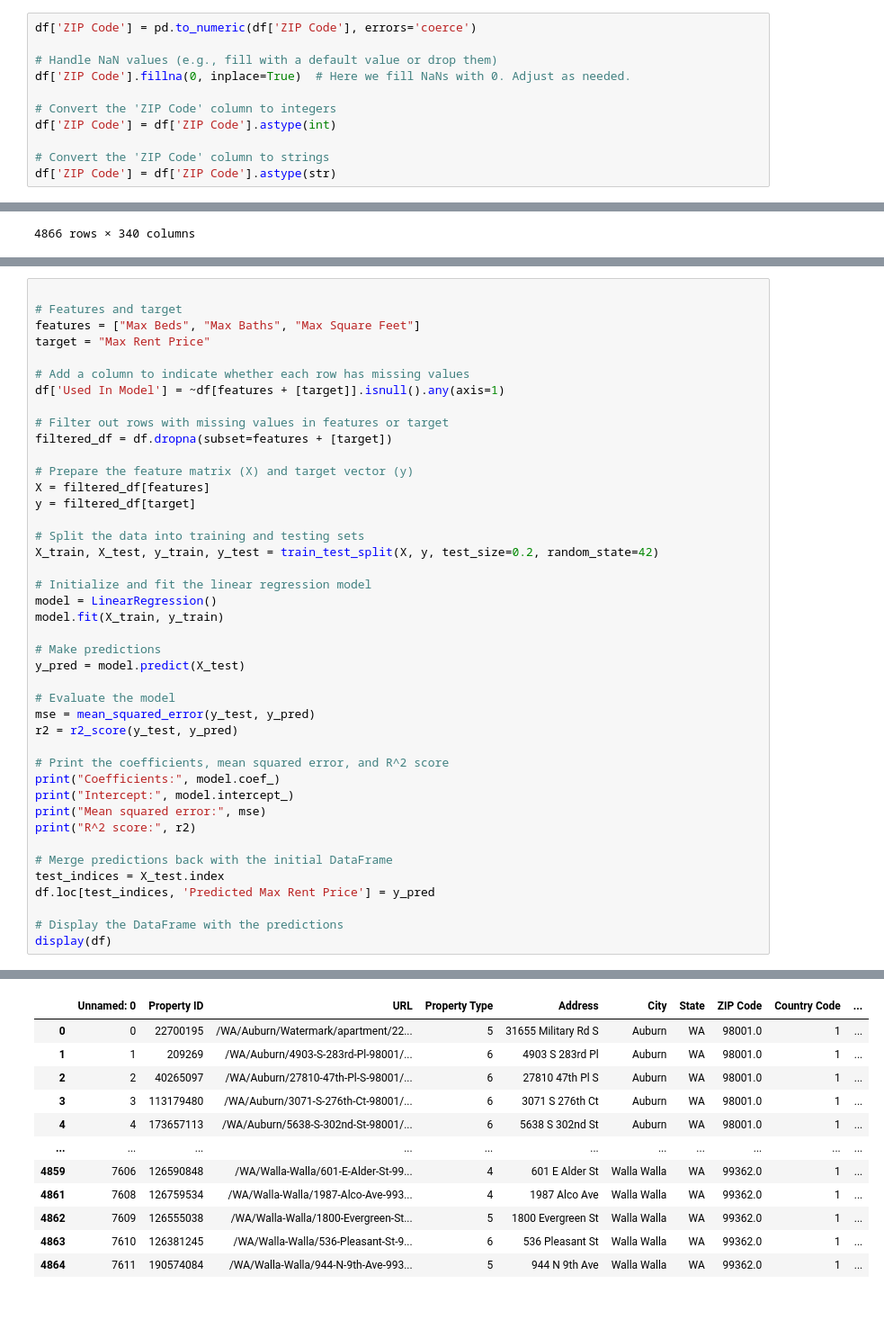
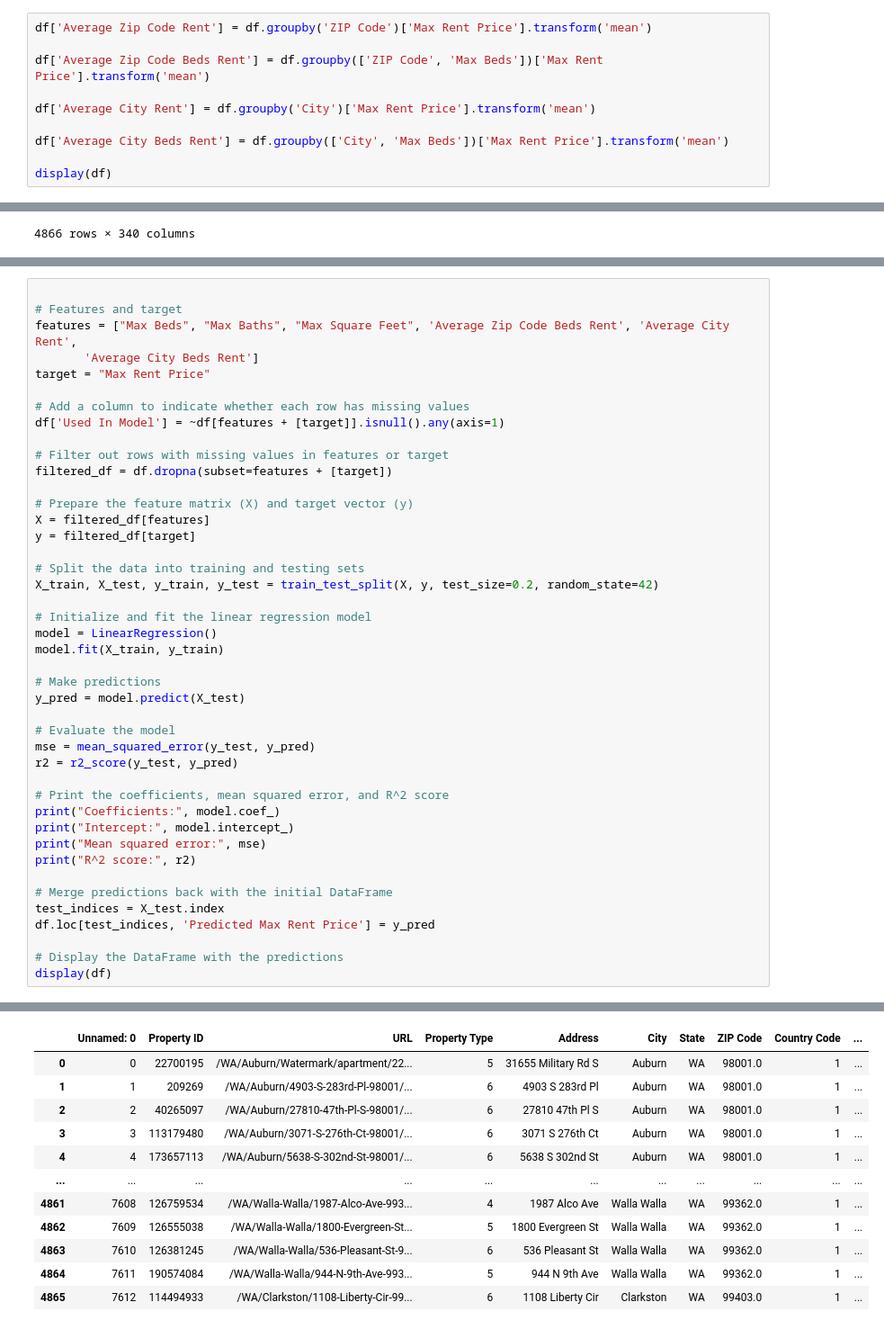
Before and after one commit to drago9773/stoebebirch, a Jupyter notebook: rent_prediction.ipynb, the cells around one changed output, grey strips where cells are left out. Shown at 90% size. Cells and saved outputs as stored; diff of their text form.

```diff
--- a/rent_prediction.ipynb
+++ b/rent_prediction.ipynb
@@ -39,11 +33,10 @@ Index(['Unnamed: 0', 'Property ID', 'URL', 'Property Type', 'Address', 'City',
-# %%
-df['ZIP Code'] = pd.to_numeric(df['ZIP Code'], errors='coerce')
-
-# Handle NaN values (e.g., fill with a default value or drop them)
-df['ZIP Code'].fillna(0, inplace=True)  # Here we fill NaNs with 0. Adjust as needed.
-
-# Convert the 'ZIP Code' column to integers
-df['ZIP Code'] = df['ZIP Code'].astype(int)
-
-# Convert the 'ZIP Code' column to strings
-df['ZIP Code'] = df['ZIP Code'].astype(str)
+# %%
+df['Average Zip Code Rent'] = df.groupby('ZIP Code')['Max Rent Price'].transform('mean')
+
+df['Average Zip Code Beds Rent'] = df.groupby(['ZIP Code', 'Max Beds'])['Max Rent Price'].transform('mean')
+
+df['Average City Rent'] = df.groupby('City')['Max Rent Price'].transform('mean')
+
+df['Average City Beds Rent'] = df.groupby(['City', 'Max Beds'])['Max Rent Price'].transform('mean')
+
+display(df)
@@ -118,7 +119,8 @@ dtype: float64
 # %%
 
 # Features and target
-features = ["Max Beds", "Max Baths", "Max Square Feet"]
+features = ["Max Beds", "Max Baths", "Max Square Feet", 'Average Zip Code Beds Rent', 'Average City Rent',
+       'Average City Beds Rent']
 target = "Max Rent Price"
 
 # Add a column to indicate whether each row has missing values
@@ -165,12 +168,12 @@ R^2 score: 0.3774761953993452
 |  | Unnamed: 0 | Property ID | URL | Property Type | Address | City | State | ZIP Code | Country Code | ... |
 | 0 | 0 | 22700195 | /WA/Auburn/Watermark/apartment/22... | 5 | 31655 Military Rd S | Auburn | WA | 98001.0 | 1 | ... |
 | 1 | 1 | 209269 | /WA/Auburn/4903-S-283rd-Pl-98001/... | 6 | 4903 S 283rd Pl | Auburn | WA | 98001.0 | 1 | ... |
 | 2 | 2 | 40265097 | /WA/Auburn/27810-47th-Pl-S-98001/... | 6 | 27810 47th Pl S | Auburn | WA | 98001.0 | 1 | ... |
 | 3 | 3 | 113179480 | /WA/Auburn/3071-S-276th-Ct-98001/... | 6 | 3071 S 276th Ct | Auburn | WA | 98001.0 | 1 | ... |
 | 4 | 4 | 173657113 | /WA/Auburn/5638-S-302nd-St-98001/... | 6 | 5638 S 302nd St | Auburn | WA | 98001.0 | 1 | ... |
 | ... | ... | ... | ... | ... | ... | ... | ... | ... | ... | ... |
-| 4859 | 7606 | 126590848 | /WA/Walla-Walla/601-E-Alder-St-99... | 4 | 601 E Alder St | Walla Walla | WA | 99362.0 | 1 | ... |
 | 4861 | 7608 | 126759534 | /WA/Walla-Walla/1987-Alco-Ave-993... | 4 | 1987 Alco Ave | Walla Walla | WA | 99362.0 | 1 | ... |
 | 4862 | 7609 | 126555038 | /WA/Walla-Walla/1800-Evergreen-St... | 5 | 1800 Evergreen St | Walla Walla | WA | 99362.0 | 1 | ... |
 | 4863 | 7610 | 126381245 | /WA/Walla-Walla/536-Pleasant-St-9... | 6 | 536 Pleasant St | Walla Walla | WA | 99362.0 | 1 | ... |
 | 4864 | 7611 | 190574084 | /WA/Walla-Walla/944-N-9th-Ave-993... | 5 | 944 N 9th Ave | Walla Walla | WA | 99362.0 | 1 | ... |
+| 4865 | 7612 | 114494933 | /WA/Clarkston/1108-Liberty-Cir-99... | 6 | 1108 Liberty Cir | Clarkston | WA | 99403.0 | 1 | ... |
```
Also changed, not shown: parts of 10 cells of this notebook, 4 other files.
